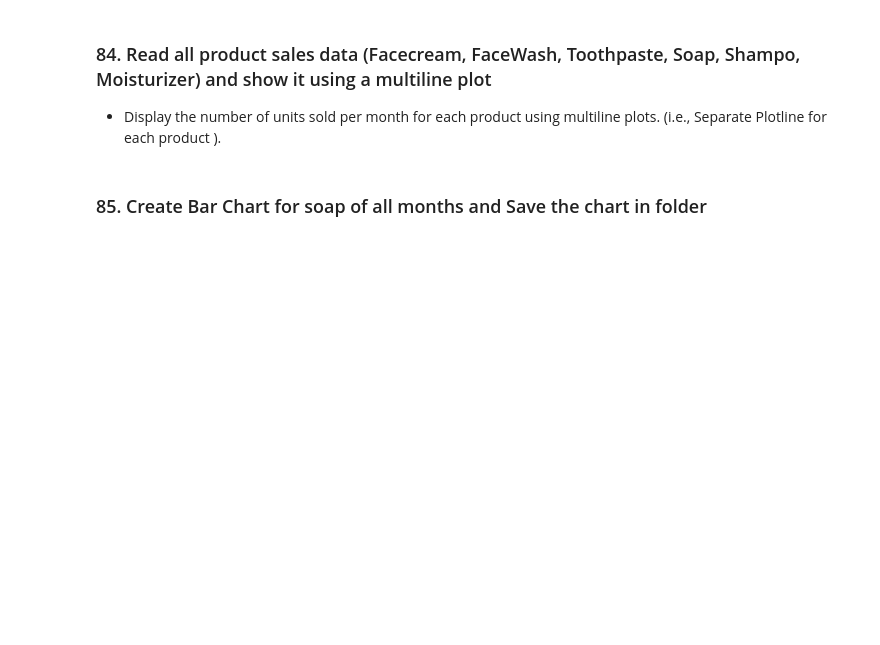
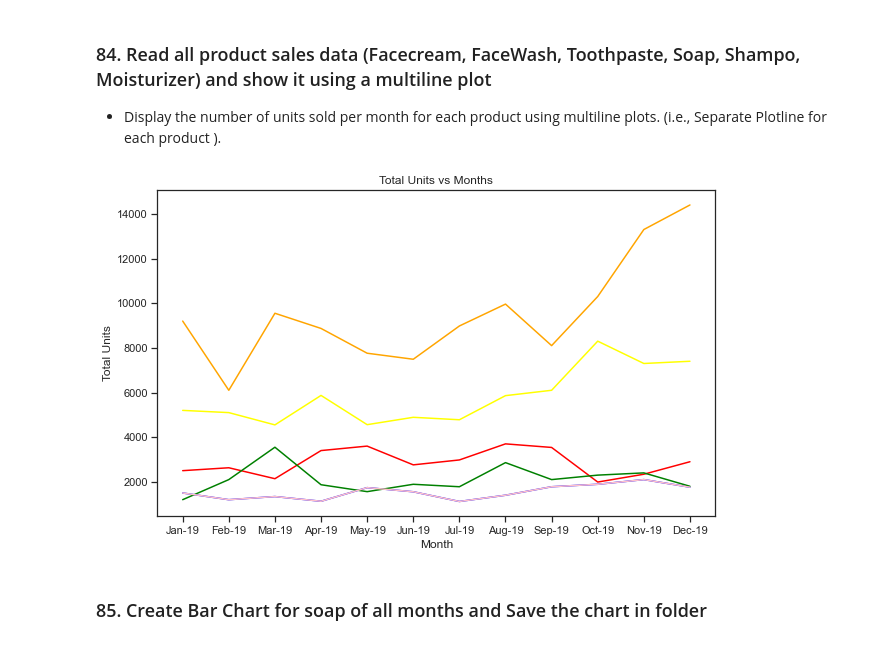
Before and after one commit to sakshisv/Basic-Data-Manipulation-Visualization-Exercise, a Jupyter notebook: Basic_Data_Manipulation_Visualization_Exercise.ipynb, the cells around one changed output. Saved outputs shown, nothing was run; the diff lists cells and outputs as text; code cells hidden in the pictures; blank space fills up the shorter version.

```diff
--- a/Basic_Data_Manipulation_Visualization_Exercise.ipynb
+++ b/Basic_Data_Manipulation_Visualization_Exercise.ipynb
@@ -1690,5 +1690,19 @@ plt.show()
 # %% [markdown]
 ### 84. Read all product sales data (Facecream, FaceWash, Toothpaste, Soap, Shampo, Moisturizer) and show it  using a multiline plot
 - Display the number of units sold per month for each product using multiline plots. (i.e., Separate Plotline for each product ).
+# %%
+plt.figure(figsize = (10, 6))
+plt.plot(company_data['Month'], company_data['FaceCream'], color = 'red', label = 'FaceCream')
+plt.plot(company_data['Month'], company_data['FaceWash'], color = 'blue', label = 'FaceWash')
+plt.plot(company_data['Month'], company_data['ToothPaste'], color = 'yellow', label = 'ToothPaste')
+plt.plot(company_data['Month'], company_data['Soap'], color = 'orange', label = 'Soap')
+plt.plot(company_data['Month'], company_data['Shampo'], color = 'green', label = 'Shampo')
+plt.plot(company_data['Month'], company_data['Moisturizer'], color = 'pink', label = 'Moisturizer')
+plt.xlabel('Month')
+plt.ylabel('Total Units')
+plt.title('Total Units vs Months')
+plt.show()
+# %% [output]
+[figure, added]
 # %% [markdown]
 ### 85. Create Bar Chart for soap of all months and Save the chart in folder
```
Also changed, not shown: parts of 2 cells of this notebook.
